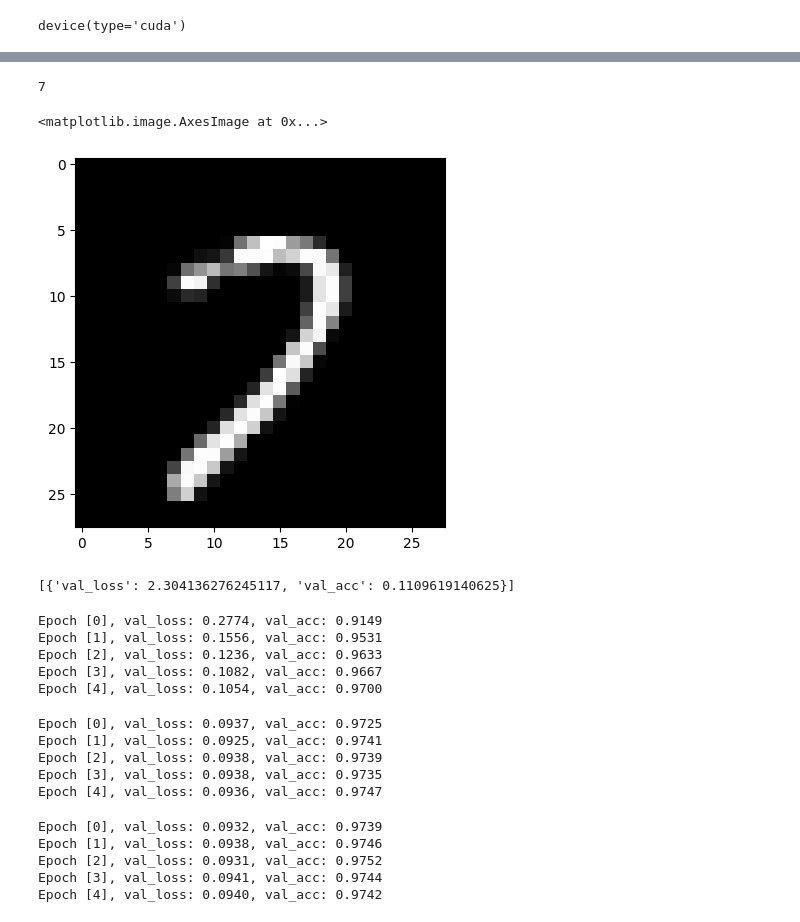
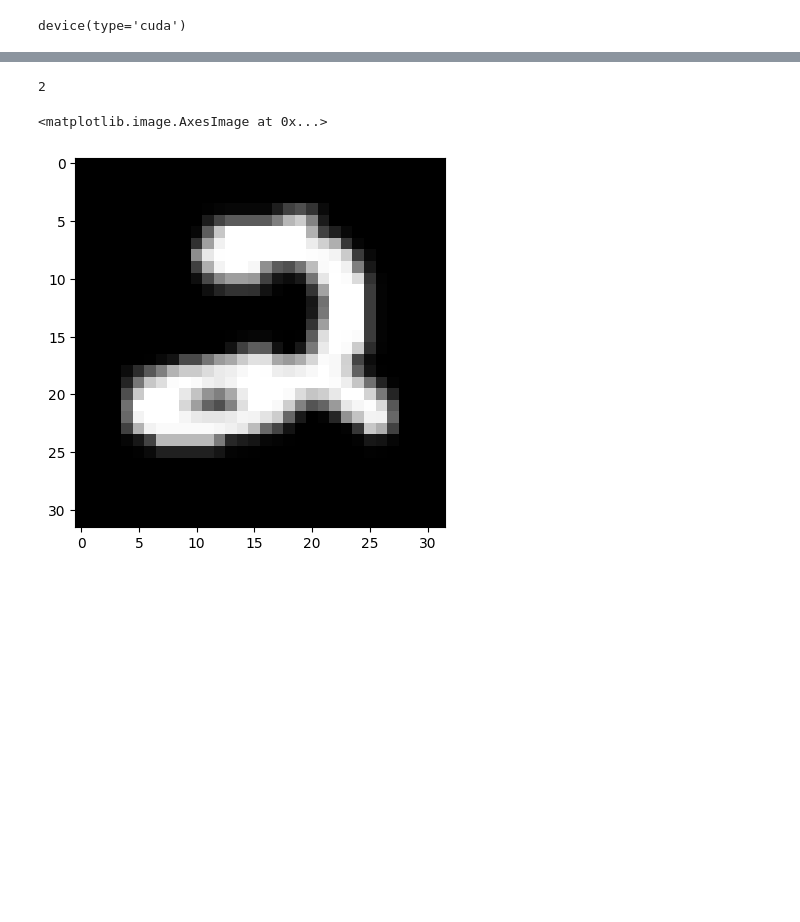
Before and after one commit to trietp1253201581/KaggleCompetition, a Jupyter notebook: mnist_computer_vision.ipynb, the cells around one changed output, grey strips where cells are left out. Saved outputs shown, nothing was run; the diff lists cells and outputs as text; code cells hidden in the pictures; blank space fills up the shorter version.

```diff
--- a/mnist_computer_vision.ipynb
+++ b/mnist_computer_vision.ipynb
@@ -210,2 +164,0 @@ val_dl = DeviceDataLoader(val_dl, get_default_device())
-# %%
-model = to_device(_2LayerNNModel(), get_default_device())
@@ -266,0 +217,27 @@ test_ds = TensorDataset(torch.tensor(test_df[input_cols].values, dtype=torch.flo
+# %%
+class CNNModel(BaseModel):
+    def __init__(self):
+        super().__init__()
+
+        self.prep = conv_block(1, 64)
+        self.layer1 = conv_block(64, 128, pool=True)
+        self.res1 = nn.Sequential(conv_block(128, 128), conv_block(128, 128))
+
+        self.layer2 = conv_block(128, 256, pool=True)
+        self.layer3 = conv_block(256, 512, pool=True)
+        self.res2 = nn.Sequential(conv_block(512, 512), conv_block(512, 512))
+
+        self.classifier = nn.Sequential(nn.MaxPool2d(4),
+                                        nn.Flatten(),
+                                        nn.Dropout(0.2),
+                                        nn.Linear(512, 10))
+
+    def forward(self, xb):
+        out = self.prep(xb)
+        out = self.layer1(out)
+        out = self.res1(out) + out
+        out = self.layer2(out)
+        out = self.layer3(out)
+        out = self.res2(out) + out
+        out = self.classifier(out)
+        return out
@@ -266,0 +264,2 @@ test_ds = TensorDataset(torch.tensor(test_df[input_cols].values, dtype=torch.flo
+# %%
+cnn_model = to_device(CNNModel(), get_default_device())
@@ -267,10 +363,16 @@ test_ds = TensorDataset(torch.tensor(test_df[input_cols].values, dtype=torch.flo
+# %%
+test_input_tensors = torch.tensor(test_df[input_cols].values, dtype=torch.float32)
+test_input_tensors = test_input_tensors.reshape(-1, 1, 28, 28)
+test_input_tensors = T.Resize((32, 32))(test_input_tensors)
+test_input_tensors = test_input_tensors.reshape(-1, 1, 32, 32)
+test_ds = TensorDataset(test_input_tensors)
 # %%
-image_sample = test_ds[11][0].reshape(28, 28)
-print(predict_image(test_ds[11][0], model))
+image_sample = test_ds[0][0].permute(1, 2, 0)
+print(predict_image(test_ds[0][0], cnn_model))
 plt.imshow(image_sample, cmap='gray')
 # %% [output]
-7
+2
 <matplotlib.image.AxesImage at 0x...>
-[figure, old version]
+[figure, new version]
 # %%
 for i in range(len(test_ds)):
@@ -297,29 +380,0 @@ model = to_device(_3LayerNNModel(), get_default_device())
-# %%
-history = [evaluate(model, val_dl)]
-history
-# %% [output]
-[{'val_loss': 2.304136276245117, 'val_acc': 0.1109619140625}]
-# %%
-history += fit(5, 0.5, model, train_dl, val_dl)
-# %% [output]
-Epoch [0], val_loss: 0.2774, val_acc: 0.9149
-Epoch [1], val_loss: 0.1556, val_acc: 0.9531
-Epoch [2], val_loss: 0.1236, val_acc: 0.9633
-Epoch [3], val_loss: 0.1082, val_acc: 0.9667
-Epoch [4], val_loss: 0.1054, val_acc: 0.9700
-# %%
-history += fit(5, 0.1, model, train_dl, val_dl)
-# %% [output]
-Epoch [0], val_loss: 0.0937, val_acc: 0.9725
-Epoch [1], val_loss: 0.0925, val_acc: 0.9741
-Epoch [2], val_loss: 0.0938, val_acc: 0.9739
-Epoch [3], val_loss: 0.0938, val_acc: 0.9735
-Epoch [4], val_loss: 0.0936, val_acc: 0.9747
-# %%
-history += fit(5, 0.05, model, train_dl, val_dl)
-# %% [output]
-Epoch [0], val_loss: 0.0932, val_acc: 0.9739
-Epoch [1], val_loss: 0.0938, val_acc: 0.9746
-Epoch [2], val_loss: 0.0931, val_acc: 0.9752
-Epoch [3], val_loss: 0.0941, val_acc: 0.9744
-Epoch [4], val_loss: 0.0940, val_acc: 0.9742
```
Also changed, not shown: parts of 34 cells of this notebook.
